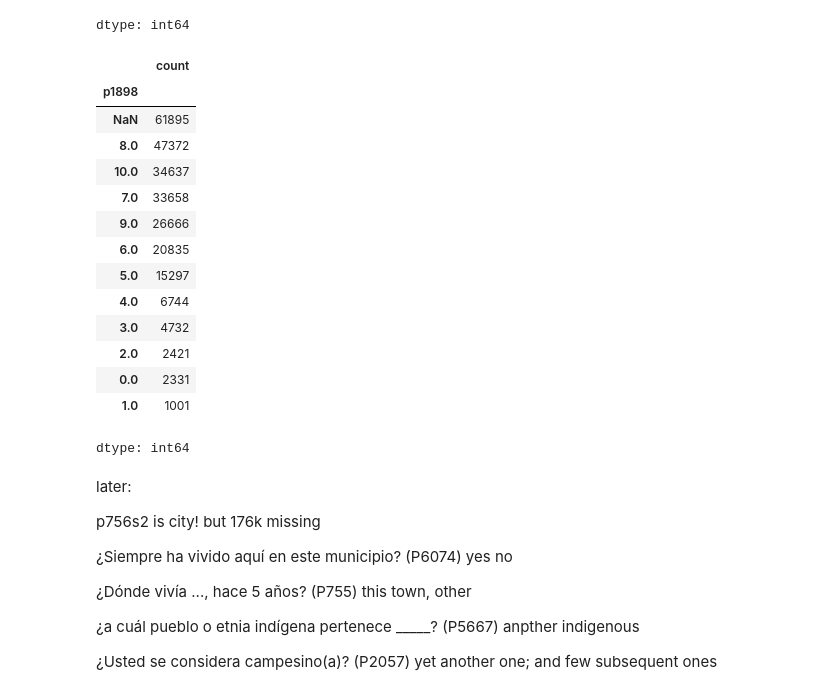
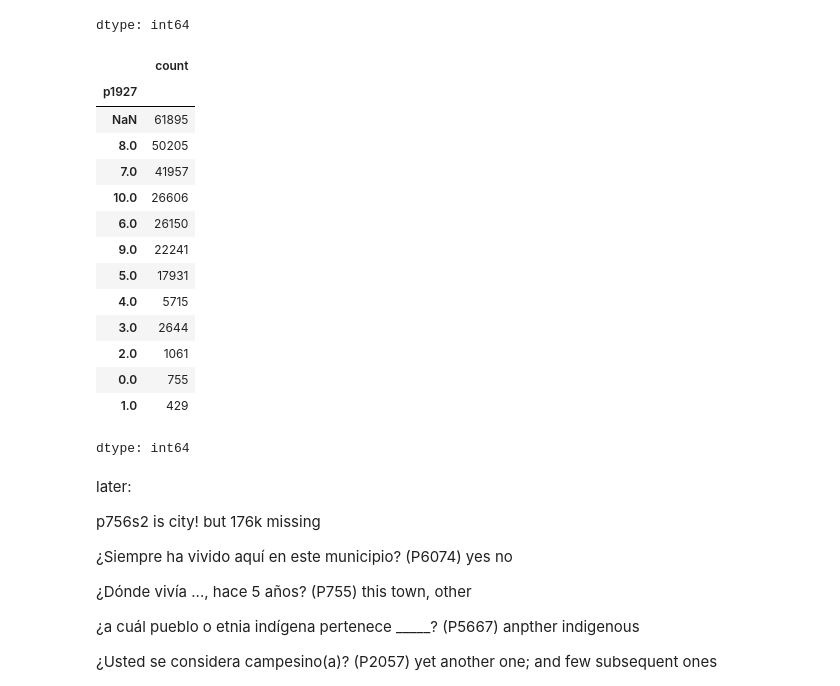
Before and after one commit to theaok/linaColMex, a Jupyter notebook: linaColMex.ipynb, the cells around one changed output. Saved outputs shown, nothing was run; the diff lists cells and outputs as text; code cells hidden in the pictures.

```diff
--- a/linaColMex.ipynb
+++ b/linaColMex.ipynb
@@ -231,22 +231,22 @@ chaComHog['p756s2'].value_counts(dropna=False)
 | 13212.0 | 49 |
 dtype: int64
 # %%
-chaComHog.p1898.value_counts(dropna=False)
+chaComHog.p1927.value_counts(dropna=False)
 # %% [output]
 |  | count |
-| p1898 |  |
+| p1927 |  |
 | NaN | 61895 |
-| 8.0 | 47372 |
-| 10.0 | 34637 |
-| 7.0 | 33658 |
-| 9.0 | 26666 |
-| 6.0 | 20835 |
-| 5.0 | 15297 |
-| 4.0 | 6744 |
-| 3.0 | 4732 |
-| 2.0 | 2421 |
-| 0.0 | 2331 |
-| 1.0 | 1001 |
+| 8.0 | 50205 |
+| 7.0 | 41957 |
+| 10.0 | 26606 |
+| 6.0 | 26150 |
+| 9.0 | 22241 |
+| 5.0 | 17931 |
+| 4.0 | 5715 |
+| 3.0 | 2644 |
+| 2.0 | 1061 |
+| 0.0 | 755 |
+| 1.0 | 429 |
 dtype: int64
 # %% [markdown]
 later:
```
Also changed, not shown: parts of 2 cells of this notebook.
